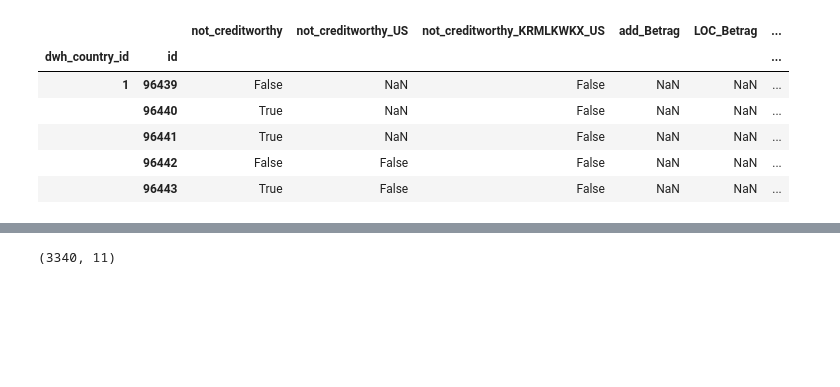
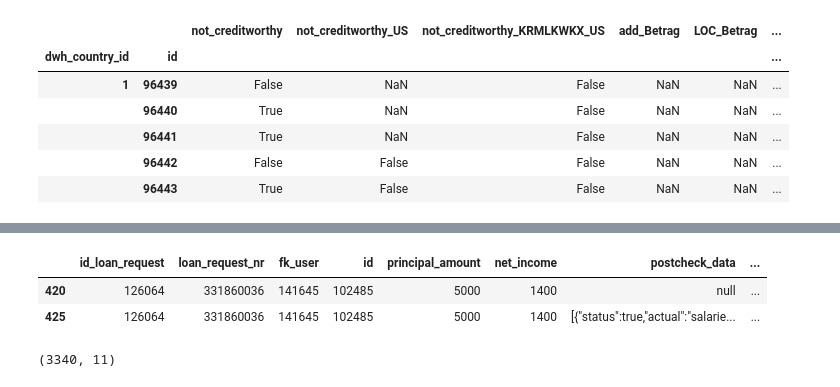
Before and after one commit to seanv507/lendico, a Jupyter notebook: Projects/Indebtedness/src/indebtedness.ipynb, the cells around one changed output, grey strips where cells are left out. Cells and saved outputs as stored; diff of their text form; code cells hidden in the pictures; blank space fills up the shorter version.

```diff
--- a/Projects/Indebtedness/src/indebtedness.ipynb
+++ b/Projects/Indebtedness/src/indebtedness.ipynb
@@ -547,0 +542,7 @@ lr_all_user['debt_ratio']=lr_all_user['net_debt']/lr_all_user['net_income']
+# %%
+lr=126064
+loan_requests1[loan_requests1.id_loan_request==lr]
+# %% [output]
+|  | id_loan_request | loan_request_nr | fk_user | id | principal_amount | net_income | postcheck_data | ... |
+| 420 | 126064 | 331860036 | 141645 | 102485 | 5000 | 1400 | null | ... |
+| 425 | 126064 | 331860036 | 141645 | 102485 | 5000 | 1400 | [{"status":true,"actual":"salarie... | ... |
```
Also changed, not shown: parts of 24 cells of this notebook.
